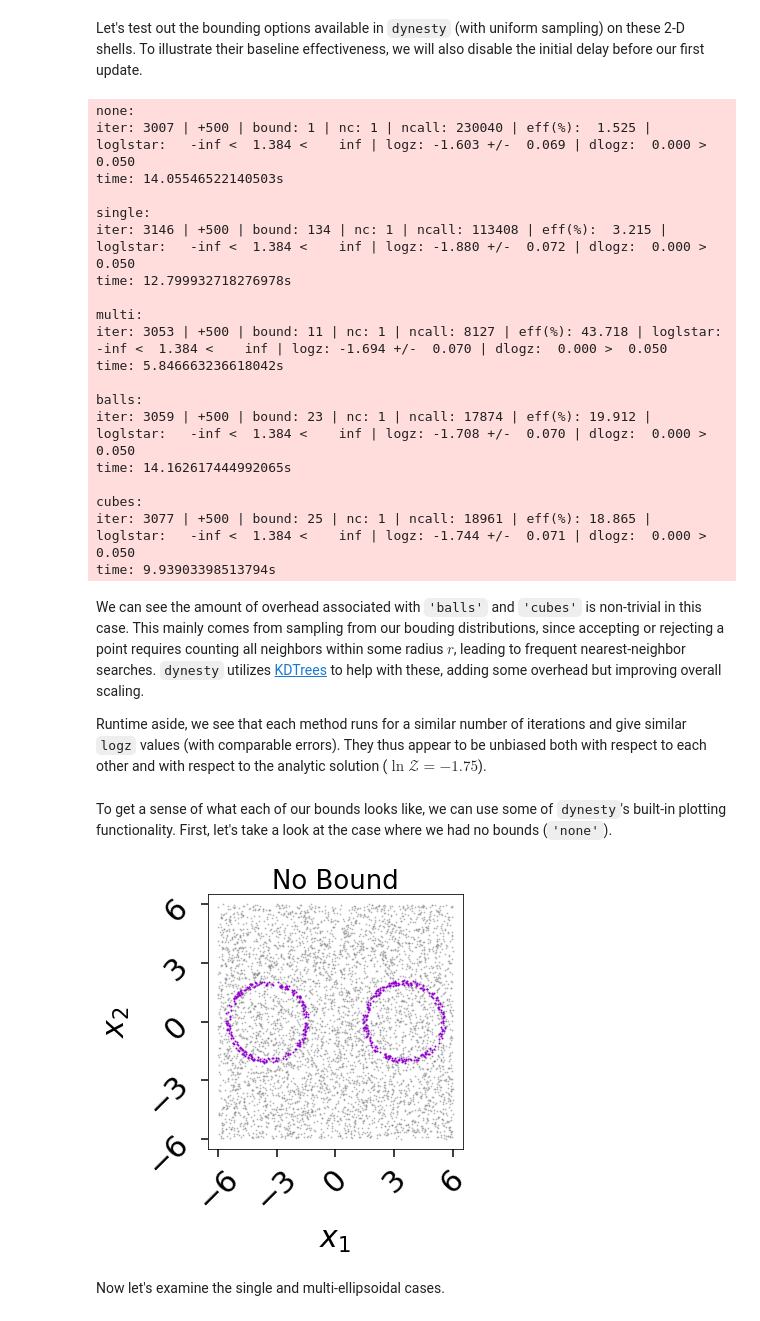
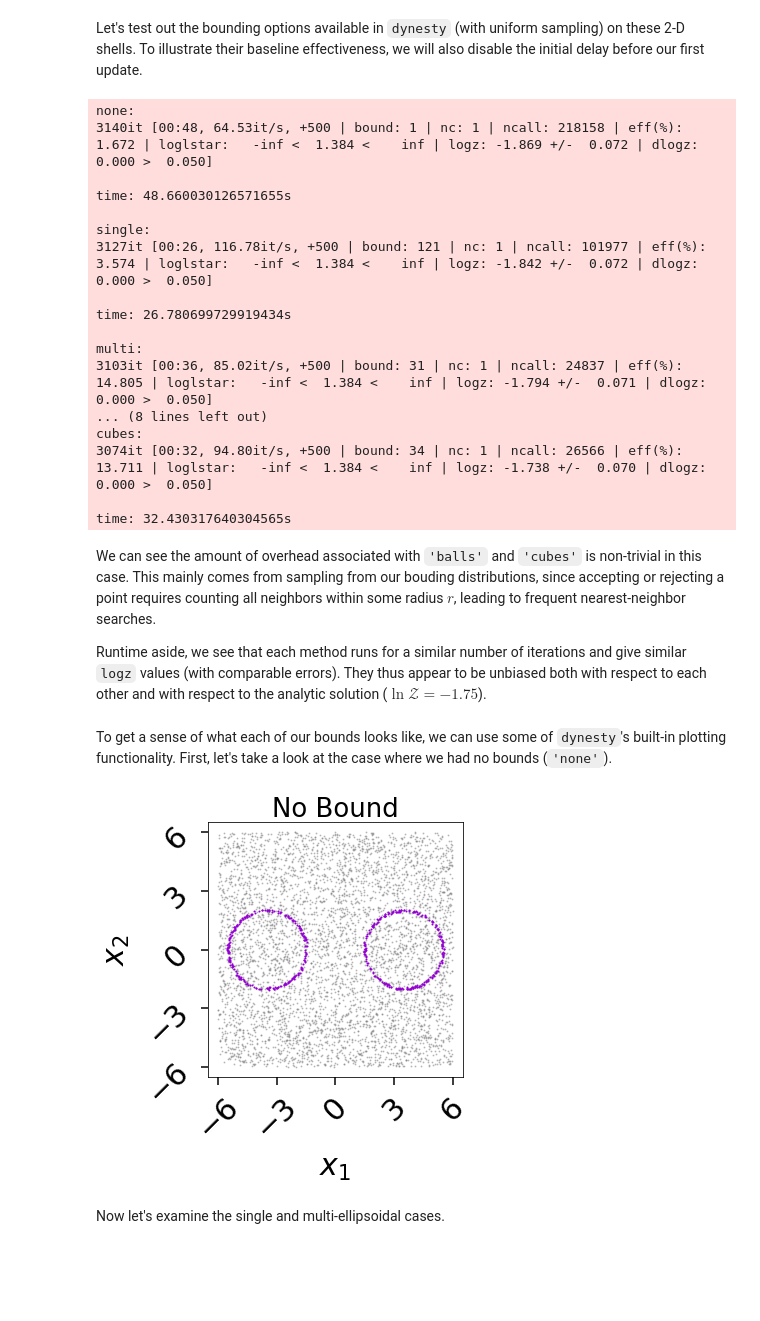
Before and after one commit to joshspeagle/dynesty, a Jupyter notebook: demos/Examples -- Gaussian Shells.ipynb, the cells around one changed output. Cells and saved outputs as stored; diff of their text form; code cells hidden in the pictures; blank space fills up the shorter version.

Commit message:
update the notebooks to recent dynesty changes update the plotting

```diff
--- a/demos/Examples -- Gaussian Shells.ipynb
+++ b/demos/Examples -- Gaussian Shells.ipynb
@@ -24,7 +24,7 @@ import matplotlib
 from matplotlib import pyplot as plt
 
 # seed the random number generator
-np.random.seed(715)
+rstate = np.random.default_rng(715)
 # %%
 # re-defining plotting defaults
 from matplotlib import rcParams
@@ -86,7 +86,7 @@ plt.colorbar(label=r'$\mathcal{L}$');
 Let's first run with just the default set of `dynesty` options.
 # %%
 # run with all defaults
-sampler = dynesty.DynamicNestedSampler(loglike, prior_transform, ndim=2)
+sampler = dynesty.DynamicNestedSampler(loglike, prior_transform, ndim=2, rstate=rstate)
 sampler.run_nested()
 res = sampler.results
 # %% [output]
@@ -110,7 +110,7 @@ for b in bounds:
     sampler = dynesty.NestedSampler(loglike, prior_transform, ndim=2,
                                     bound=b, sample='unif', nlive=500,
                                     first_update={'min_ncall': 0.,
-                                                  'min_eff': 100.})
+                                                  'min_eff': 100.}, rstate=rstate)
     sys.stderr.flush()
     sys.stderr.write('{}:\n'.format(b))
     sys.stderr.flush()
@@ -118,32 +118,30 @@ for b in bounds:
     sampler.run_nested(dlogz=0.05)
     t1 = time.time()
     res = sampler.results
-    res['time'] = t1 - t0
+    dtime = t1 - t0
     sys.stderr.flush()
-    sys.stderr.write('\ntime: {0}s\n\n'.format(res['time']))
+    sys.stderr.write('\ntime: {0}s\n\n'.format(dtime))
     bounds_res.append(sampler.results)
 # %% [output]
 none:
-iter: 3007 | +500 | bound: 1 | nc: 1 | ncall: 230040 | eff(%):  1.525 | loglstar:   -inf <  1.384 <    inf | logz: -1.603 +/-  0.069 | dlogz:  0.000 >  0.050
-time: 14.05546522140503s
+3140it [00:48, 64.53it/s, +500 | bound: 1 | nc: 1 | ncall: 218158 | eff(%):  1.672 | loglstar:   -inf <  1.384 <    inf | logz: -1.869 +/-  0.072 | dlogz:  0.000 >  0.050]
+
+time: 48.660030126571655s
 
 single:
-iter: 3146 | +500 | bound: 134 | nc: 1 | ncall: 113408 | eff(%):  3.215 | loglstar:   -inf <  1.384 <    inf | logz: -1.880 +/-  0.072 | dlogz:  0.000 >  0.050
-time: 12.799932718276978s
+3127it [00:26, 116.78it/s, +500 | bound: 121 | nc: 1 | ncall: 101977 | eff(%):  3.574 | loglstar:   -inf <  1.384 <    inf | logz: -1.842 +/-  0.072 | dlogz:  0.000 >  0.050]
+
+time: 26.780699729919434s
 
 multi:
-iter: 3053 | +500 | bound: 11 | nc: 1 | ncall: 8127 | eff(%): 43.718 | loglstar:   -inf <  1.384 <    inf | logz: -1.694 +/-  0.070 | dlogz:  0.000 >  0.050
-time: 5.846663236618042s
+3103it [00:36, 85.02it/s, +500 | bound: 31 | nc: 1 | ncall: 24837 | eff(%): 14.805 | loglstar:   -inf <  1.384 <    inf | logz: -1.794 +/-  0.071 | dlogz:  0.000 >  0.050]
+... (8 lines left out)
+cubes:
+3074it [00:32, 94.80it/s, +500 | bound: 34 | nc: 1 | ncall: 26566 | eff(%): 13.711 | loglstar:   -inf <  1.384 <    inf | logz: -1.738 +/-  0.070 | dlogz:  0.000 >  0.050]
 
-balls:
-iter: 3059 | +500 | bound: 23 | nc: 1 | ncall: 17874 | eff(%): 19.912 | loglstar:   -inf <  1.384 <    inf | logz: -1.708 +/-  0.070 | dlogz:  0.000 >  0.050
-time: 14.162617444992065s
-
-cubes:
-iter: 3077 | +500 | bound: 25 | nc: 1 | ncall: 18961 | eff(%): 18.865 | loglstar:   -inf <  1.384 <    inf | logz: -1.744 +/-  0.071 | dlogz:  0.000 >  0.050
-time: 9.93903398513794s
+time: 32.430317640304565s
 # %% [markdown]
-We can see the amount of overhead associated with `'balls'` and `'cubes'` is non-trivial in this case. This mainly comes from sampling from our bouding distributions, since accepting or rejecting a point requires counting all neighbors within some radius $r$, leading to frequent nearest-neighbor searches. `dynesty` utilizes [KDTrees](https://en.wikipedia.org/wiki/K-d_tree) to help with these, adding some overhead but improving overall scaling.
+We can see the amount of overhead associated with `'balls'` and `'cubes'` is non-trivial in this case. This mainly comes from sampling from our bouding distributions, since accepting or rejecting a point requires counting all neighbors within some radius $r$, leading to frequent nearest-neighbor searches.
 
 Runtime aside, we see that each method runs for a similar number of iterations and give similar `logz` values (with comparable errors). They thus appear to be unbiased both with respect to each other and with respect to the analytic solution ($\ln \mathcal{Z} = -1.75$).
 # %% [markdown]
@@ -151,17 +149,17 @@ To get a sense of what each of our bounds looks like, we can use some of `dynest
 # %%
 from dynesty import plotting as dyplot
 
 # initialize figure
 fig, axes = plt.subplots(1, 1, figsize=(6, 6))
 
 # plot proposals in corner format for 'none'
-fg, ax = dyplot.cornerbound(bounds_res[0], it=1500, prior_transform=prior_transform,
+fg, ax = dyplot.cornerbound(bounds_res[0], it=2000, prior_transform=prior_transform,
                             show_live=True, fig=(fig, axes))
 ax[0, 0].set_title('No Bound', fontsize=26)
 ax[0, 0].set_xlim([-6.5, 6.5])
 ax[0, 0].set_ylim([-6.5, 6.5]);
 # %% [output]
-[figure, old version]
+[figure, new version]
 # %% [markdown]
 Now let's examine the single and multi-ellipsoidal cases.
 # %%
```
Also changed, not shown: parts of 13 cells of this notebook, 15 other files.
